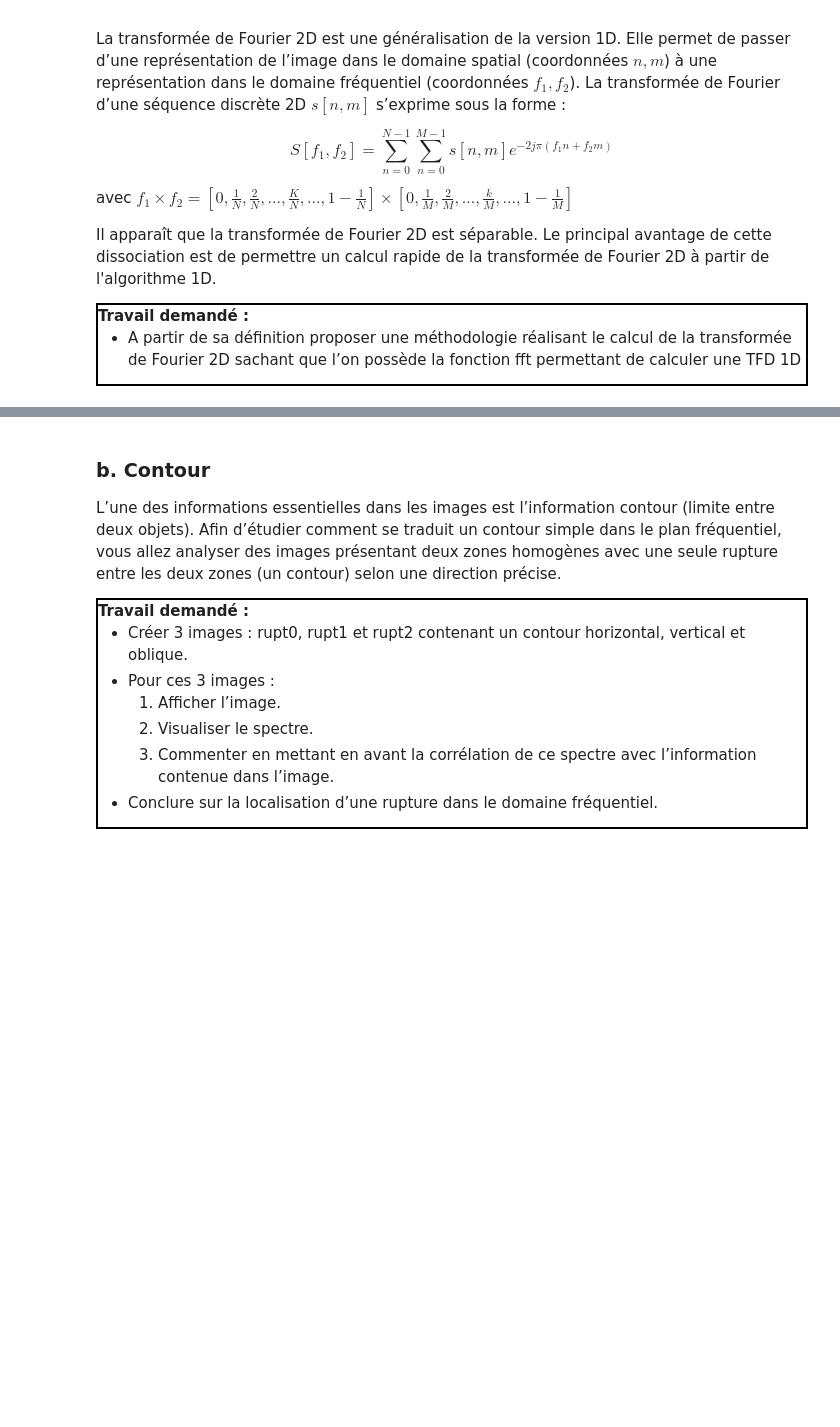
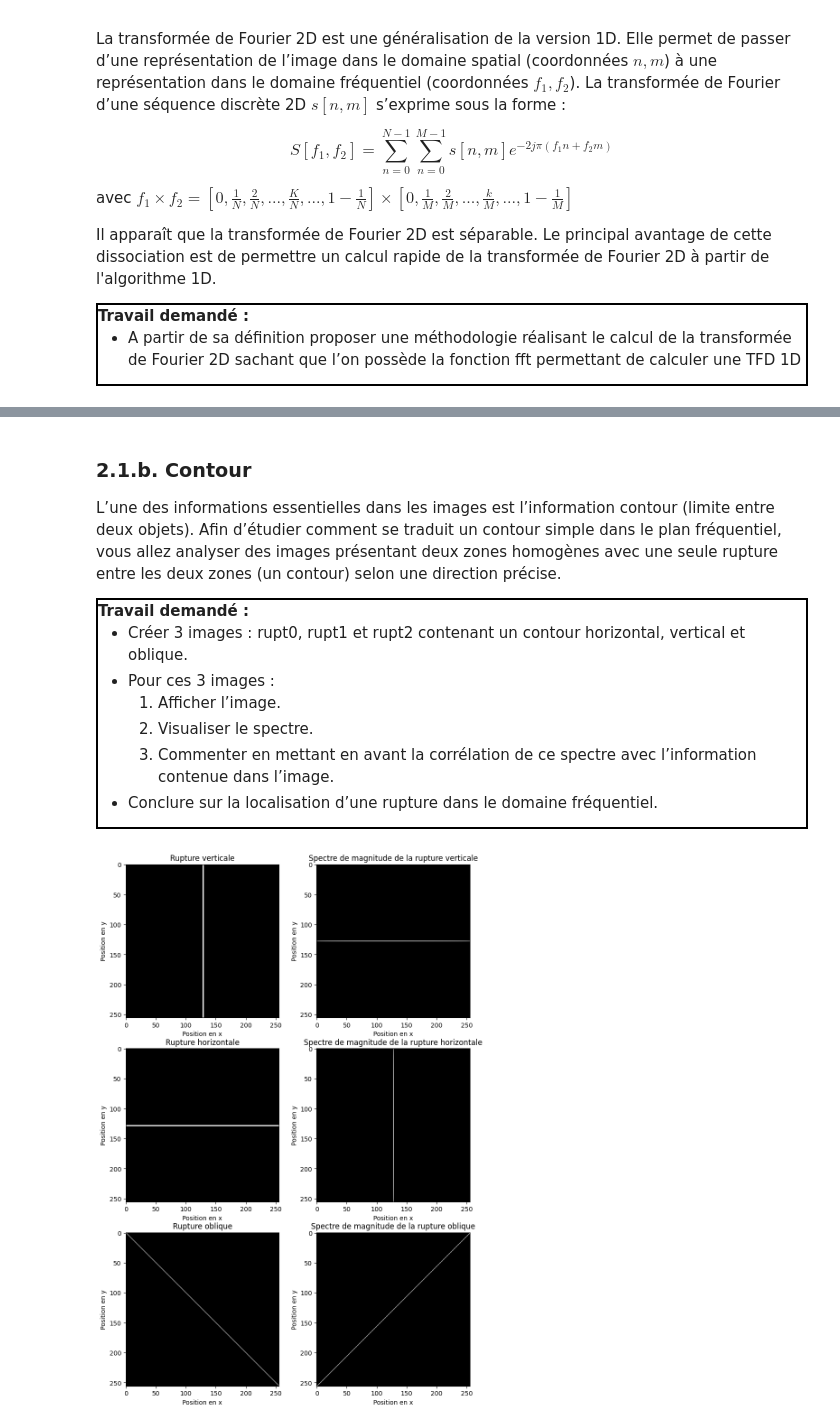
Before and after one commit to ArnoBidet/image-tp, a Jupyter notebook: TP/BIDET_TP1.ipynb, the cells around one changed output, grey strips where cells are left out. Cells and saved outputs as stored; diff of their text form; code cells hidden in the pictures; blank space fills up the shorter version.

```diff
--- a/TP/BIDET_TP1.ipynb
+++ b/TP/BIDET_TP1.ipynb
@@ -335,5 +411,5 @@ N’oubliez pas de comparer aussi les différences entre les images !
 # %% [markdown]
-### b. Contour
+### 2.1.b. Contour
 
 L’une des informations essentielles dans les images est l’information contour (limite entre deux objets). Afin d’étudier comment se traduit un contour simple dans le plan fréquentiel, vous allez analyser des images présentant deux zones homogènes avec une seule rupture entre les deux zones (un contour) selon une direction précise.
 
@@ -348,4 +424,55 @@ L’une des informations essentielles dans les images est l’information contou
 - Conclure sur la localisation d’une rupture dans le domaine fréquentiel.
 
 </div>
+# %%
+
+width = 256
+max_rgb = 255
+mid = width // 2
+
+rupt0 = np.zeros((width, width, 3), dtype=np.uint8)
+rupt0[0:width, mid:mid + 2] = [max_rgb, max_rgb, max_rgb]
+
+rupt1 = np.zeros((width, width, 3), dtype=np.uint8)
+rupt1[mid:mid + 2, 0:width] = [max_rgb, max_rgb, max_rgb]
+
+rupt2 = np.zeros((width, width, 3), dtype=np.uint8)
+for X in range(0, width):
+    rupt2[X, X] = [max_rgb, max_rgb, max_rgb]
+
+plt.figure(figsize=(10, 15))
+plt.subplot(3, 2, 1)
+plt.title("Rupture verticale")
+plt.xlabel("Position en x")
+plt.ylabel("Position en y")
+plt.imshow(rupt0)
+plt.subplot(3, 2, 2)
+plt.imshow(fft2_d_spectrum(rupt0), cmap='gray')
+plt.title("Spectre de magnitude de la rupture verticale")
+plt.xlabel("Position en x")
+plt.ylabel("Position en y")
+plt.subplot(3, 2, 3)
+plt.title("Rupture horizontale")
+plt.xlabel("Position en x")
+plt.ylabel("Position en y")
+plt.imshow(rupt1)
+plt.subplot(3, 2, 4)
+plt.imshow(fft2_d_spectrum(rupt1), cmap='gray')
+plt.title("Spectre de magnitude de la rupture horizontale")
+plt.xlabel("Position en x")
+plt.ylabel("Position en y")
+plt.subplot(3, 2, 5)
+plt.title("Rupture oblique")
+plt.xlabel("Position en x")
+plt.ylabel("Position en y")
+plt.imshow(rupt2)
+plt.subplot(3, 2, 6)
+plt.imshow(fft2_d_spectrum(rupt2), cmap='gray')
+plt.title("Spectre de magnitude de la rupture oblique")
+plt.xlabel("Position en x")
+plt.ylabel("Position en y")
+
+plt.show()
+# %% [output]
+[figure, added]
 # %% [markdown]
```
Also changed, not shown: parts of 8 cells of this notebook, 2 other files.
